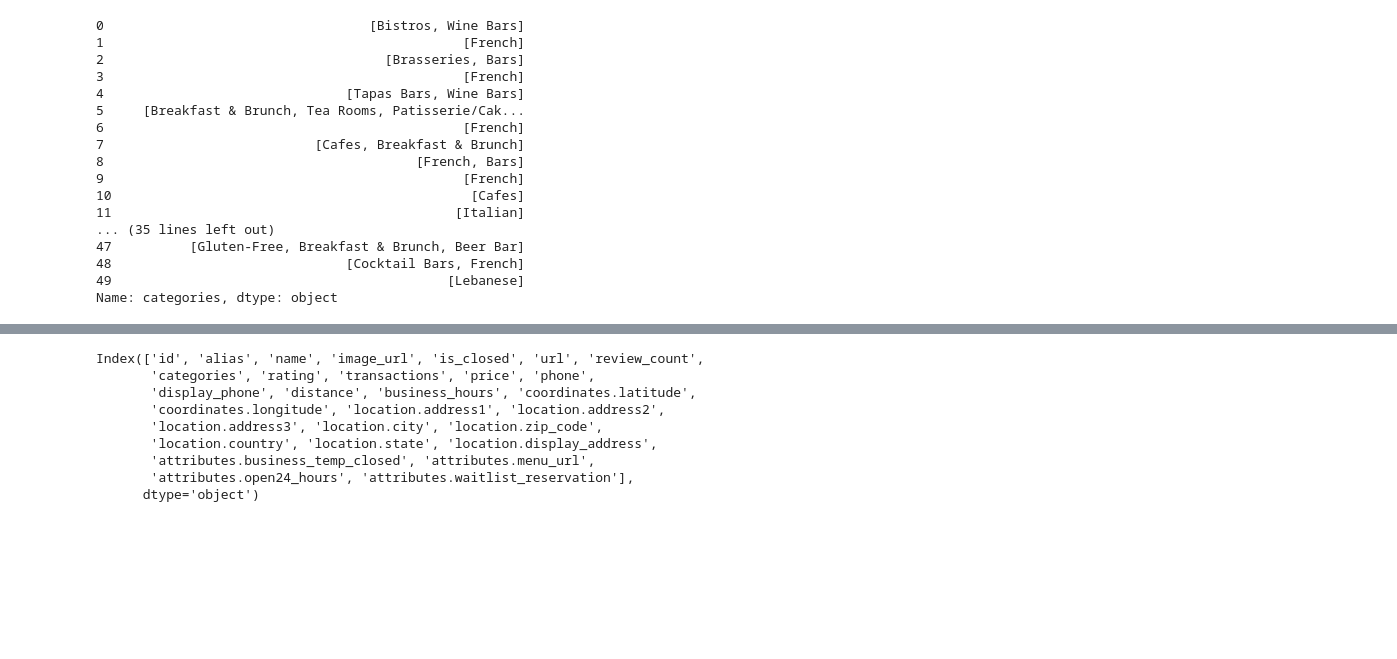
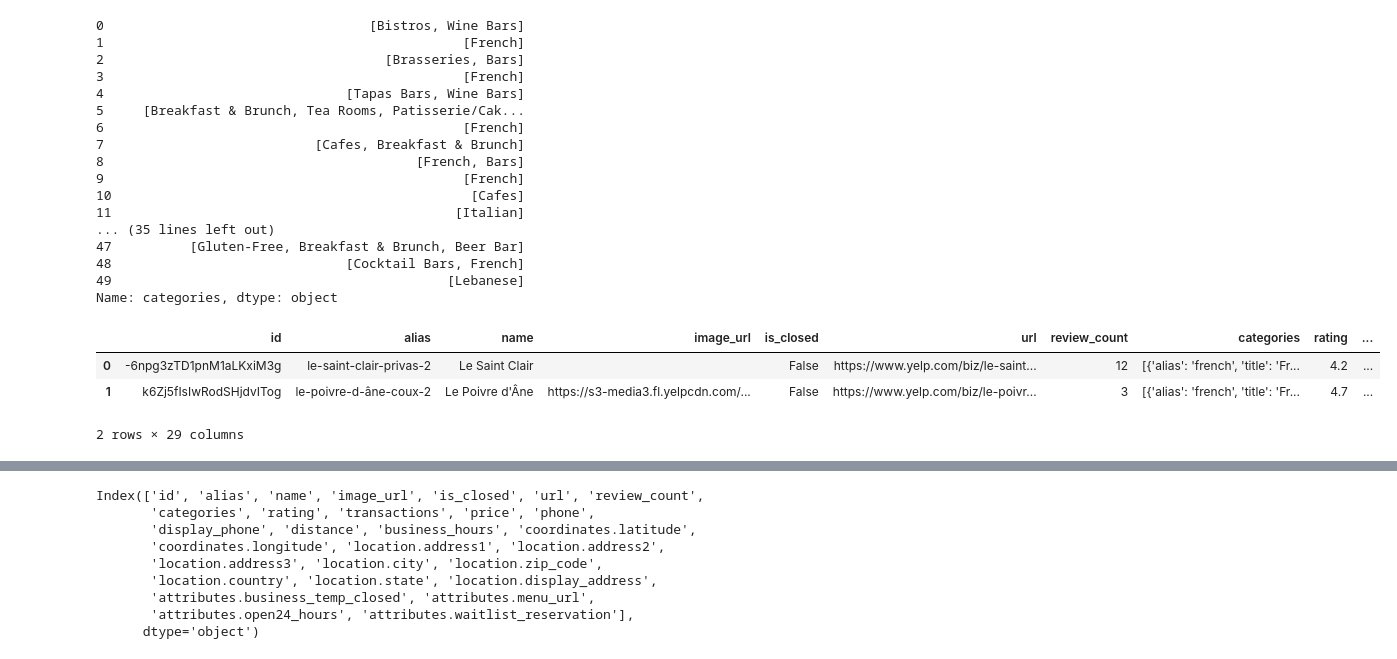
Before and after one commit to aurelieDANIEL2003/AAA_table, a Jupyter notebook: essai.ipynb, the cells around one changed output, grey strips where cells are left out. Cells and saved outputs as stored; diff of their text form; code cells hidden in the pictures; blank space fills up the shorter version.

```diff
--- a/essai.ipynb
+++ b/essai.ipynb
@@ -349,6 +349,11 @@ df['category] = df['categories'].apply(category)
 49                                           [Lebanese]
 Name: categories, dtype: object
 # %%
+
+import json
+import requests
+import pandas as pd
+
 # Clé API
 API_KEY = "FnAs6986-medBbzafaCtjB4dG-FAFNulPGg9wH5EJFdp6XjEoY4Bvq8pqYfY4x_HmtezfrONesvmvlRkf9NFRumxA4vhTiPyAw9GS5JtMEA1xKlJ_W70uydnXgeSZ3Yx"
 
@@ -360,7 +365,8 @@ params = {
     "location": 'Privas',  # Exemple : ville
     "term": "restaurants",  # Exemple : type d'entreprise
     "limit": 50,            # Nombre de résultats
-    "sort_by": "best_match" # Critères de tri
+    "sort_by": "best_match", # Critères de tri
+    "radius": 20000         # ditance en mètres
 }
 
 # En-têtes HTTP
@@ -378,4 +384,11 @@ data = json.loads(r.text)
 df = pd.json_normalize(data)
 #data.keys()
 df = pd.json_normalize(r.json(), record_path="businesses")
+# %%
+df.head(2)
+# %% [output]
+|  | id | alias | name | image_url | is_closed | url | review_count | categories | rating | ... |
+| 0 | -6npg3zTD1pnM1aLKxiM3g | le-saint-clair-privas-2 | Le Saint Clair |  | False | https://www.yelp.com/biz/le-saint... | 12 | [{'alias': 'french', 'title': 'Fr... | 4.2 | ... |
+| 1 | k6Zj5fIsIwRodSHjdvITog | le-poivre-d-âne-coux-2 | Le Poivre d'Âne | https://s3-media3.fl.yelpcdn.com/... | False | https://www.yelp.com/biz/le-poivr... | 3 | [{'alias': 'french', 'title': 'Fr... | 4.7 | ... |
+2 rows × 29 columns
 # %%
```
Also changed, not shown: parts of 2 cells of this notebook, 3 other files.
